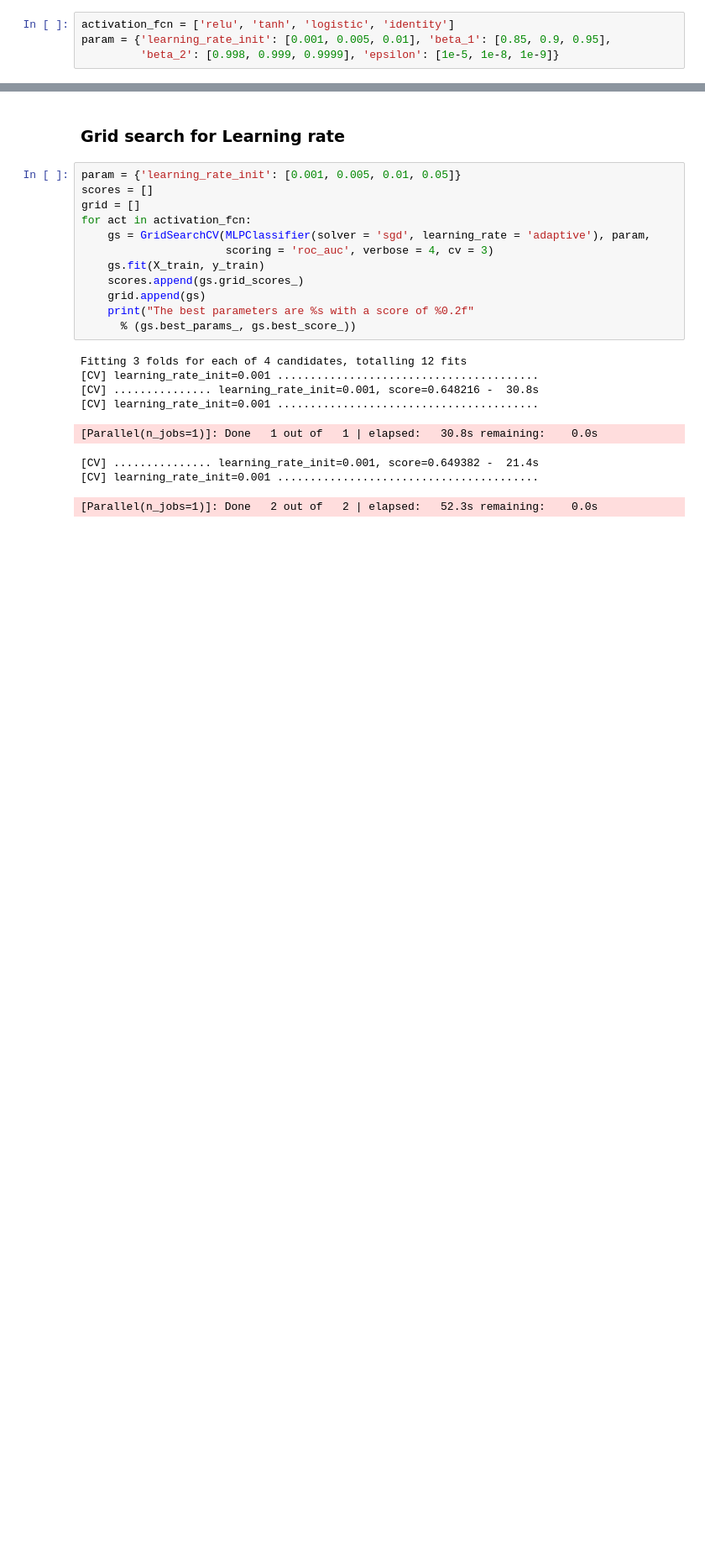
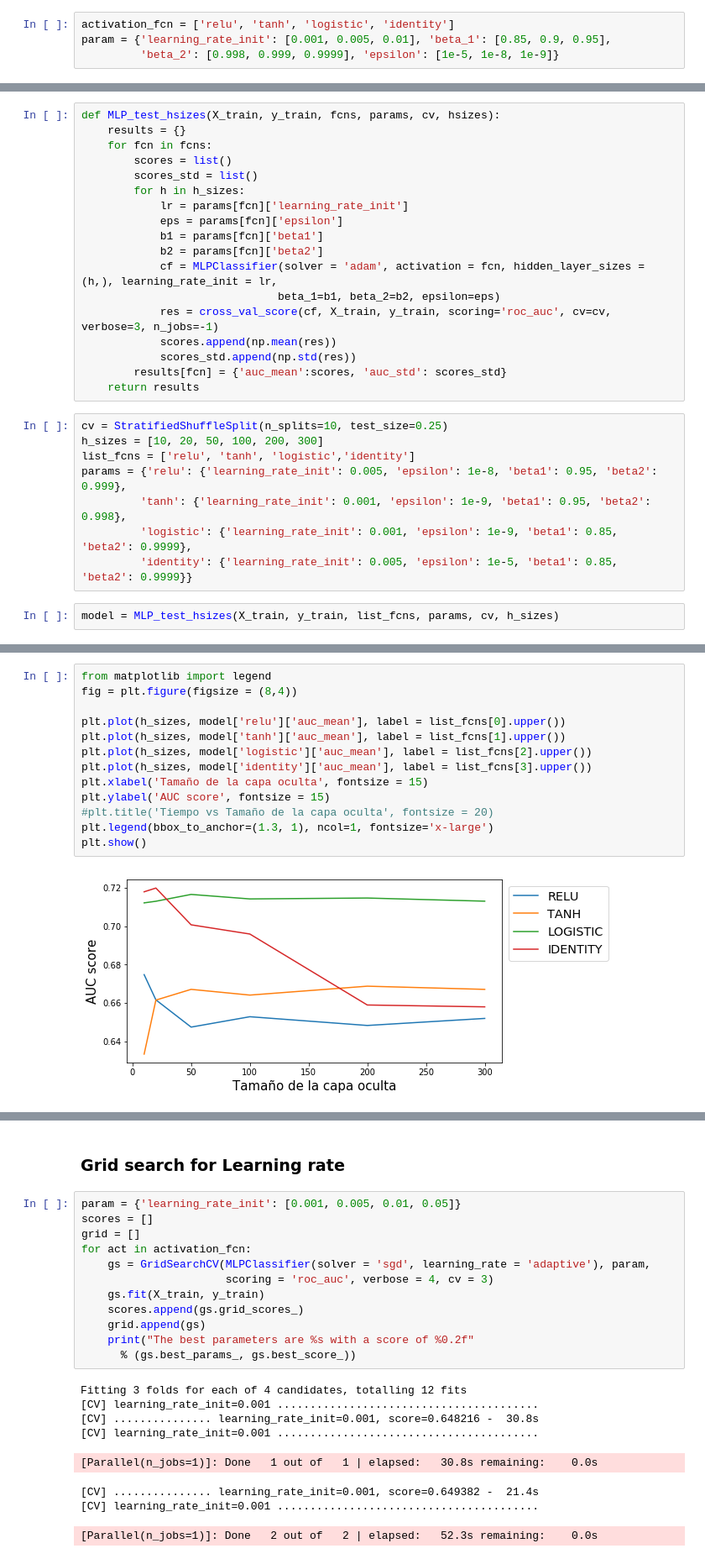
Before and after one commit to sofisappia/Machine-Learning-Algorithms, a Jupyter notebook: MLP-Model-Selection.ipynb, the cells around one changed output, grey strips where cells are left out. Shown at 84% size. Saved outputs shown, nothing was run; the diff lists cells and outputs as text; blank space fills up the shorter version.

Commit message:
Changes metrics to auc score

```diff
--- a/MLP-Model-Selection.ipynb
+++ b/MLP-Model-Selection.ipynb
@@ -480,0 +480,28 @@ TypeError: list indices must be integers or slices, not str
+# %%
+def MLP_test_hsizes(X_train, y_train, fcns, params, cv, hsizes):
+    results = {}
+    for fcn in fcns:
+        scores = list()
+        scores_std = list()
+        for h in h_sizes:
+            lr = params[fcn]['learning_rate_init']
+            eps = params[fcn]['epsilon']
+            b1 = params[fcn]['beta1']
+            b2 = params[fcn]['beta2']
+            cf = MLPClassifier(solver = 'adam', activation = fcn, hidden_layer_sizes = (h,), learning_rate_init = lr,
+                              beta_1=b1, beta_2=b2, epsilon=eps)
+            res = cross_val_score(cf, X_train, y_train, scoring='roc_auc', cv=cv, verbose=3, n_jobs=-1)
+            scores.append(np.mean(res))
+            scores_std.append(np.std(res))
+        results[fcn] = {'auc_mean':scores, 'auc_std': scores_std}
+    return results
+# %%
+cv = StratifiedShuffleSplit(n_splits=10, test_size=0.25)
+h_sizes = [10, 20, 50, 100, 200, 300]
+list_fcns = ['relu', 'tanh', 'logistic','identity']
+params = {'relu': {'learning_rate_init': 0.005, 'epsilon': 1e-8, 'beta1': 0.95, 'beta2': 0.999},
+         'tanh': {'learning_rate_init': 0.001, 'epsilon': 1e-9, 'beta1': 0.95, 'beta2': 0.998},
+         'logistic': {'learning_rate_init': 0.001, 'epsilon': 1e-9, 'beta1': 0.85, 'beta2': 0.9999},
+         'identity': {'learning_rate_init': 0.005, 'epsilon': 1e-5, 'beta1': 0.85, 'beta2': 0.9999}}
+# %%
+model = MLP_test_hsizes(X_train, y_train, list_fcns, params, cv, h_sizes)
@@ -480,0 +526,15 @@ TypeError: list indices must be integers or slices, not str
+# %%
+from matplotlib import legend
+fig = plt.figure(figsize = (8,4))
+
+plt.plot(h_sizes, model['relu']['auc_mean'], label = list_fcns[0].upper())
+plt.plot(h_sizes, model['tanh']['auc_mean'], label = list_fcns[1].upper())
+plt.plot(h_sizes, model['logistic']['auc_mean'], label = list_fcns[2].upper())
+plt.plot(h_sizes, model['identity']['auc_mean'], label = list_fcns[3].upper())
+plt.xlabel('Tamaño de la capa oculta', fontsize = 15)
+plt.ylabel('AUC score', fontsize = 15)
+#plt.title('Tiempo vs Tamaño de la capa oculta', fontsize = 20)
+plt.legend(bbox_to_anchor=(1.3, 1), ncol=1, fontsize='x-large')
+plt.show()
+# %% [output]
+[figure, added]
```
Also changed, not shown: parts of 63 cells of this notebook, 1 other file.
